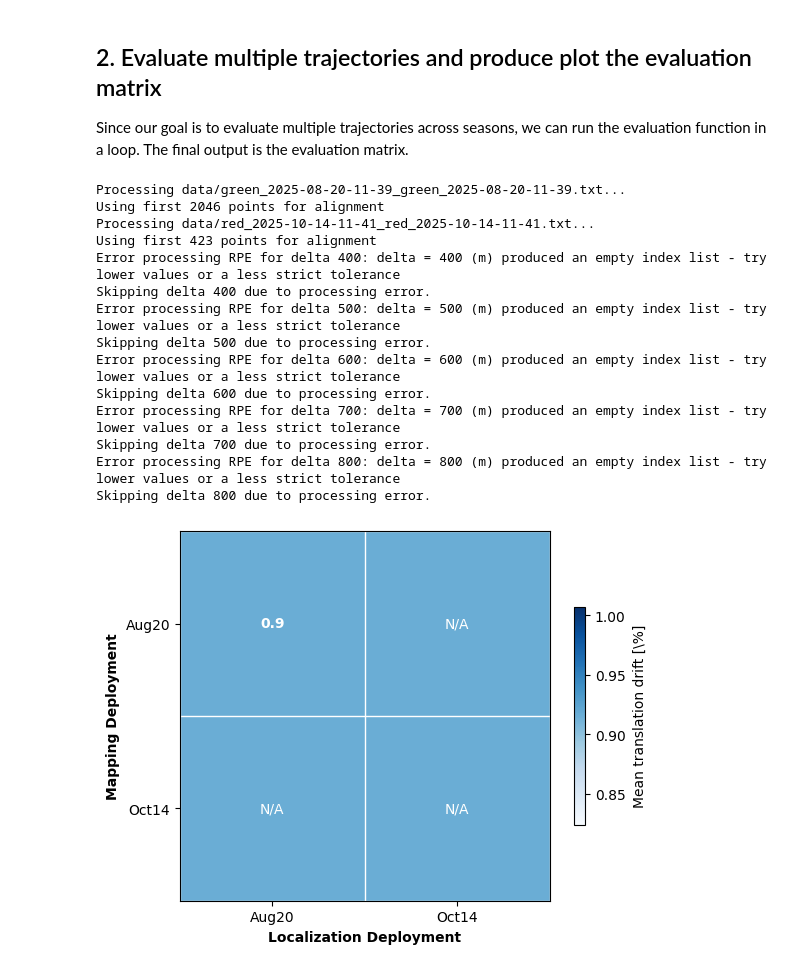
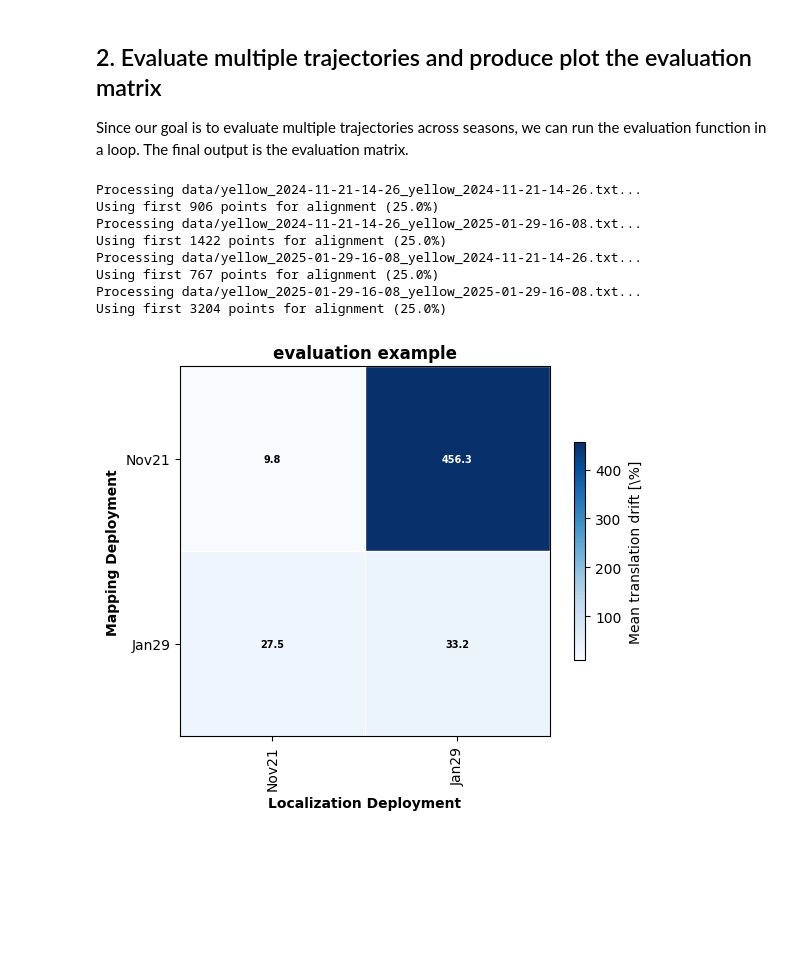
Before and after one commit to norlab-ulaval/fomo-sdk, a Jupyter notebook: examples/evaluation_example.ipynb, the cells around one changed output. Saved outputs shown, nothing was run; the diff lists cells and outputs as text; code cells hidden in the pictures; blank space fills up the shorter version.

```diff
--- a/examples/evaluation_example.ipynb
+++ b/examples/evaluation_example.ipynb
@@ -31,24 +31,22 @@ from matplotlib import pyplot as plt
 # Name of your slam system
 slam = "evaluation example"
 
-# Base path to the FoMo dataset (contains the deployment folders e.g. 2025-08-20...)
-dataset_base_path = Path("data")
-# Base path to the FoMo ground truth data, typically equal to the dataset_base_path
-gt_base_path = Path("/Volumes/FoMo/ijrr")
+# Base path to the FoMo dataset (contains the deployment folders e.g. 2024-11-21...)
+base_path = Path("data")
 # Deployment name
-deployment = "2025-08-20"
+deployment = "2024-11-21"
 # Trajectory name
-trajectory = "green"
+trajectory = "yellow"
 
 # Construct the path to the FoMo recording
-fomo_path = construct_path(gt_base_path, deployment, trajectory)
+fomo_path = construct_path(base_path, deployment, trajectory)
 
 # In this example we use the same recording for mapping and localization
 localization_recording = fomo_path.name
 mapping_recording = fomo_path.name
 
 # output trajectories are always in the format <recording_mapping>_<recording_localization>.txt
-est_file = dataset_base_path / construct_evaluation_file_name(
+est_file = base_path / construct_evaluation_file_name(
     mapping_recording, localization_recording
 )
 
@@ -104,8 +102,8 @@ Using first 2046 points for alignment
 Since our goal is to evaluate multiple trajectories across seasons, we can run the evaluation function in a loop.
 The final output is the evaluation matrix.
 # %%
-input_path = dataset_base_path
-output_path = dataset_base_path
+input_path = base_path
+output_path = Path("/tmp")
 
 for path in sorted(input_path.glob("*.txt")):
     if path.suffix == ".txt":
@@ -116,7 +114,7 @@ for path in sorted(input_path.glob("*.txt")):
             mapping_date, localization_date, ".yaml"
         )
         try:
-            gt_file = gt_base_path / construct_path_from_filename(est_file) / "gt.txt"
+            gt_file = base_path / construct_path_from_filename(est_file) / "gt.txt"
             print(f"Processing {est_file}...")
             evaluate(
                 output_path,
@@ -125,45 +123,39 @@ for path in sorted(input_path.glob("*.txt")):
                 "kabsch",
                 mapping_date,
                 localization_date,
                 slam,
                 move_to_origin=True,
                 export_yaml=True,
                 export_figure=True,
             )
         except Exception as e:
             with open(yaml_filename, "w") as _:
                 pass
             print(f"An error occurred: {e}")
 
 ape_matrix, rpe_matrix, add_marker_matrix, labels_maps, labels_locs = construct_matrix(
     output_path
 )
 
 fig, ax = plt.subplots(1, 1)
 # Plot RTE confusion matrix
 plot_evaluation_matrix(
     rpe_matrix,
     add_marker_matrix,
     labels_maps,
     labels_locs,
     slam,
     ax,
     cmap="Blues",
 )
 plt.show()
 # %% [output]
-Processing data/green_2025-08-20-11-39_green_2025-08-20-11-39.txt...
-Using first 2046 points for alignment
-Processing data/red_2025-10-14-11-41_red_2025-10-14-11-41.txt...
-Using first 423 points for alignment
-Error processing RPE for delta 400: delta = 400 (m) produced an empty index list - try lower values or a less strict tolerance
-Skipping delta 400 due to processing error.
-Error processing RPE for delta 500: delta = 500 (m) produced an empty index list - try lower values or a less strict tolerance
-Skipping delta 500 due to processing error.
-Error processing RPE for delta 600: delta = 600 (m) produced an empty index list - try lower values or a less strict tolerance
-Skipping delta 600 due to processing error.
-Error processing RPE for delta 700: delta = 700 (m) produced an empty index list - try lower values or a less strict tolerance
-Skipping delta 700 due to processing error.
-Error processing RPE for delta 800: delta = 800 (m) produced an empty index list - try lower values or a less strict tolerance
-Skipping delta 800 due to processing error.
+Processing data/yellow_2024-11-21-14-26_yellow_2024-11-21-14-26.txt...
+Using first 906 points for alignment (25.0%)
+Processing data/yellow_2024-11-21-14-26_yellow_2025-01-29-16-08.txt...
+Using first 1422 points for alignment (25.0%)
+Processing data/yellow_2025-01-29-16-08_yellow_2024-11-21-14-26.txt...
+Using first 767 points for alignment (25.0%)
+Processing data/yellow_2025-01-29-16-08_yellow_2025-01-29-16-08.txt...
+Using first 3204 points for alignment (25.0%)
-[figure, old version]
+[figure, new version]
```
Also changed, not shown: parts of 1 cell of this notebook, 10 other files.
